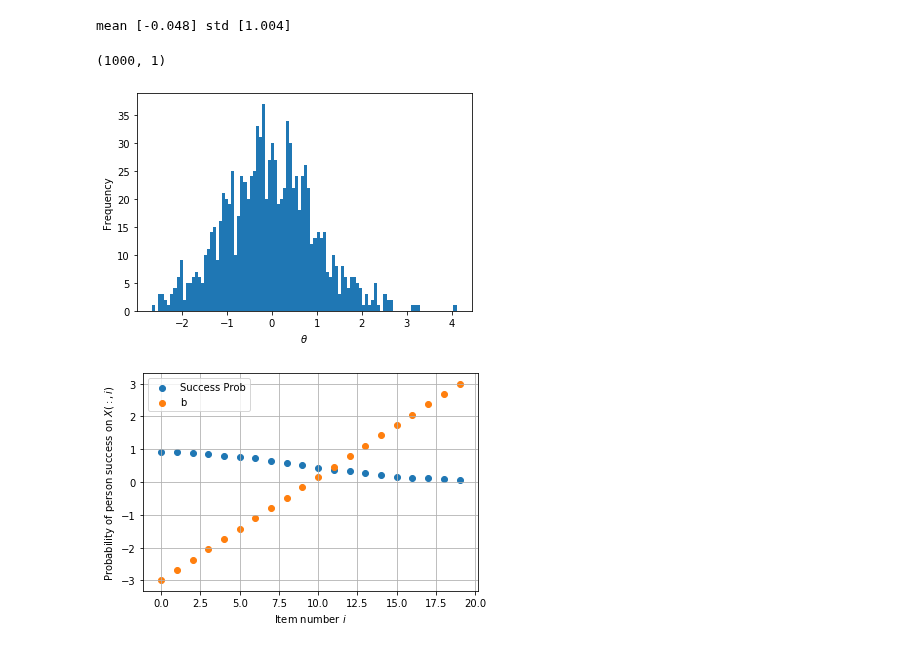
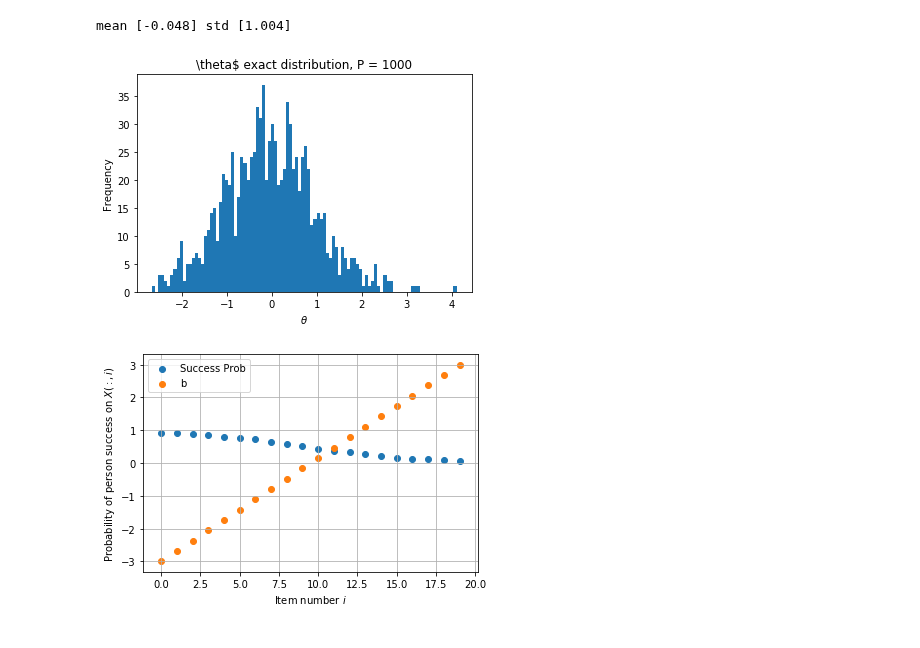
Before and after one commit to ETS-Next-Gen/irt-mcmc, a Jupyter notebook: notebooks/irt_solver_1d_l2_loss.ipynb, the cells around one changed output. Cells and saved outputs as stored; diff of their text form; code cells hidden in the pictures.

```diff
--- a/notebooks/irt_solver_1d_l2_loss.ipynb
+++ b/notebooks/irt_solver_1d_l2_loss.ipynb
@@ -107,14 +107,13 @@ print("mean", np.mean(theta_exact, axis=0), "std", np.std(theta_exact, axis=0))
 mean [-0.048] std [1.004]
 # %%
 # Verify that student latent abilities are normally distributed. theta_c ~ N(0, invgamma(a_c,b_c))
-print(theta_exact.shape)
 plt.hist(theta_exact[:, 0], 100)
 plt.xlabel(r'$\theta$')
 plt.ylabel('Frequency')
+plt.title(r"\theta$ exact distribution, P = {}".format(P))
 plt.show()
 # %% [output]
-(1000, 1)
-[figure, old version]
+[figure, new version]
 # %%
 plt.scatter(range(I), np.sum(X, axis=0)/P, label="Success Prob")
 plt.scatter(range(I), b, label="b")
```
Also changed, not shown: parts of 25 cells of this notebook, 7 other files.
